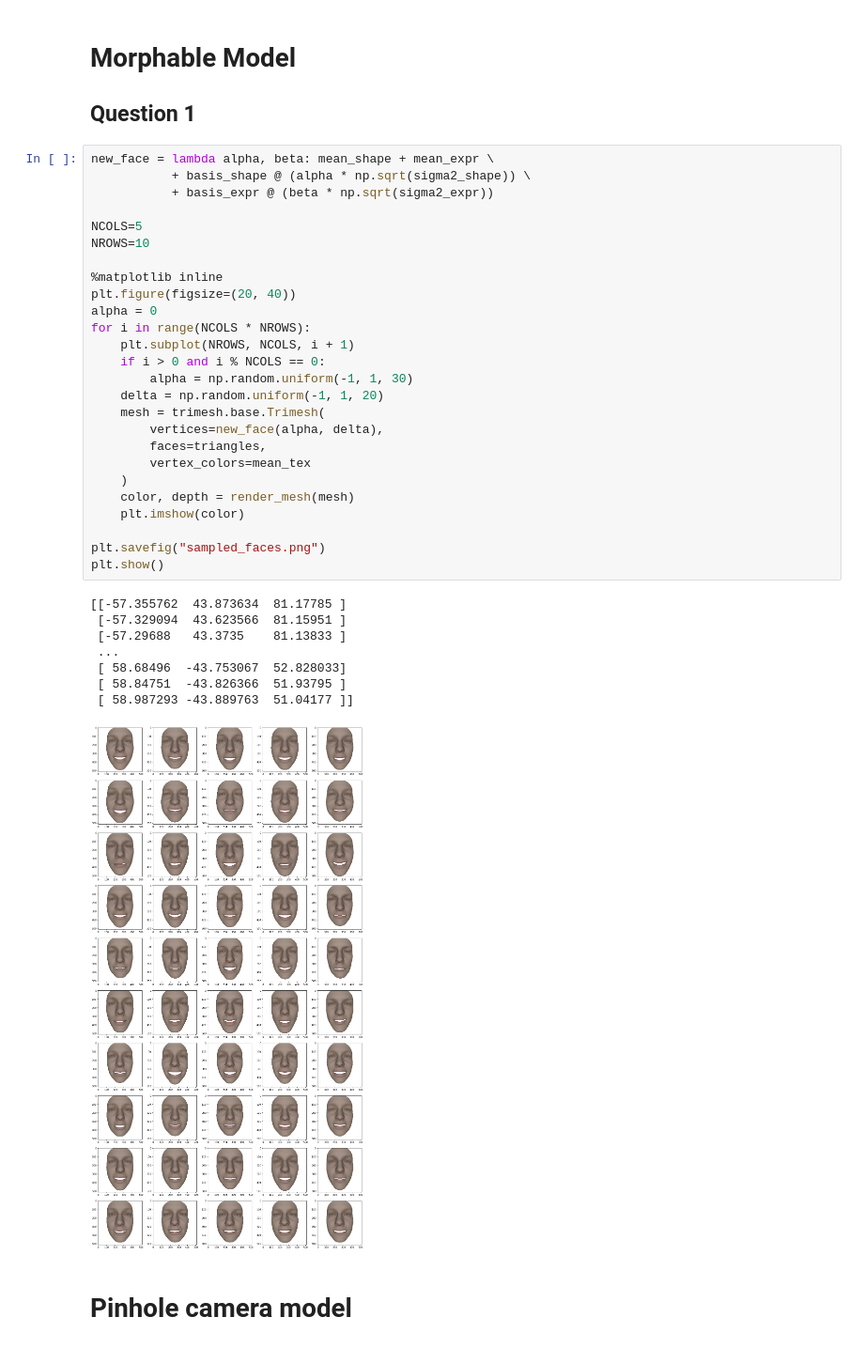
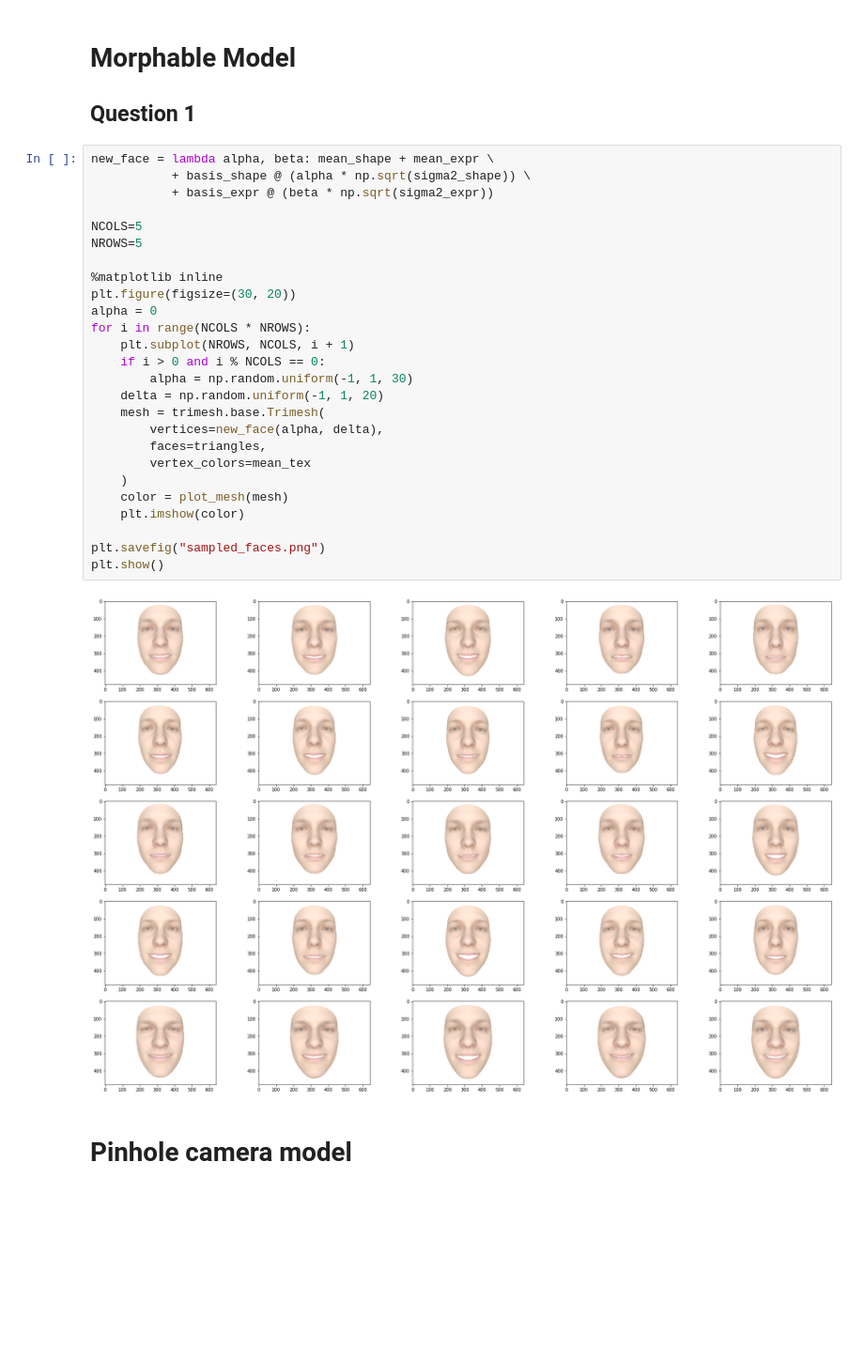
Before and after one commit to dbtmpl/Computer-Vision-2, a Jupyter notebook: Assignment_3/solution_1_to_3.ipynb, the cells around one changed output. Shown at 94% size. Cells and saved outputs as stored; diff of their text form; blank space fills up the shorter version.

```diff
--- a/Assignment_3/solution_1_to_3.ipynb
+++ b/Assignment_3/solution_1_to_3.ipynb
@@ -94,38 +100,31 @@ mesh.show()
 # %%
 new_face = lambda alpha, beta: mean_shape + mean_expr \
            + basis_shape @ (alpha * np.sqrt(sigma2_shape)) \
            + basis_expr @ (beta * np.sqrt(sigma2_expr))
 
 NCOLS=5
-NROWS=10
+NROWS=5
 
 %matplotlib inline
-plt.figure(figsize=(20, 40))
+plt.figure(figsize=(30, 20))
 alpha = 0
 for i in range(NCOLS * NROWS):
     plt.subplot(NROWS, NCOLS, i + 1)
     if i > 0 and i % NCOLS == 0:
         alpha = np.random.uniform(-1, 1, 30)
     delta = np.random.uniform(-1, 1, 20)
     mesh = trimesh.base.Trimesh(
         vertices=new_face(alpha, delta),
         faces=triangles,
         vertex_colors=mean_tex
     )
-    color, depth = render_mesh(mesh)
+    color = plot_mesh(mesh)
     plt.imshow(color)
 
 plt.savefig("sampled_faces.png")
 plt.show()
 # %% [output]
-[[-57.355762  43.873634  81.17785 ]
- [-57.329094  43.623566  81.15951 ]
- [-57.29688   43.3735    81.13833 ]
- ...
- [ 58.68496  -43.753067  52.828033]
- [ 58.84751  -43.826366  51.93795 ]
- [ 58.987293 -43.889763  51.04177 ]]
-[figure, old version]
+[figure, new version]
 # %% [markdown]
 # Pinhole camera model
 # %% [markdown]
```
Also changed, not shown: parts of 11 cells of this notebook, 5 other files.
